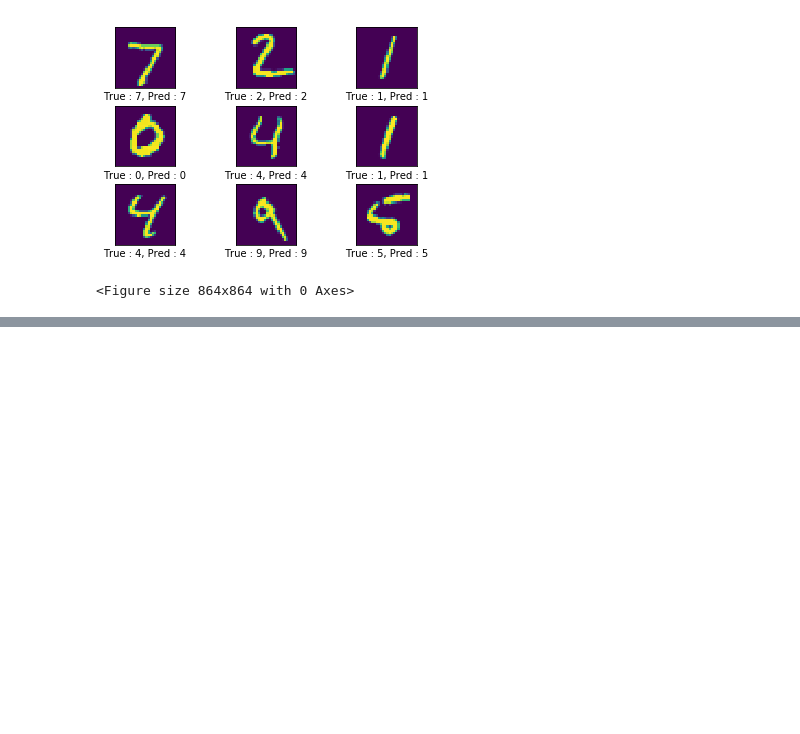
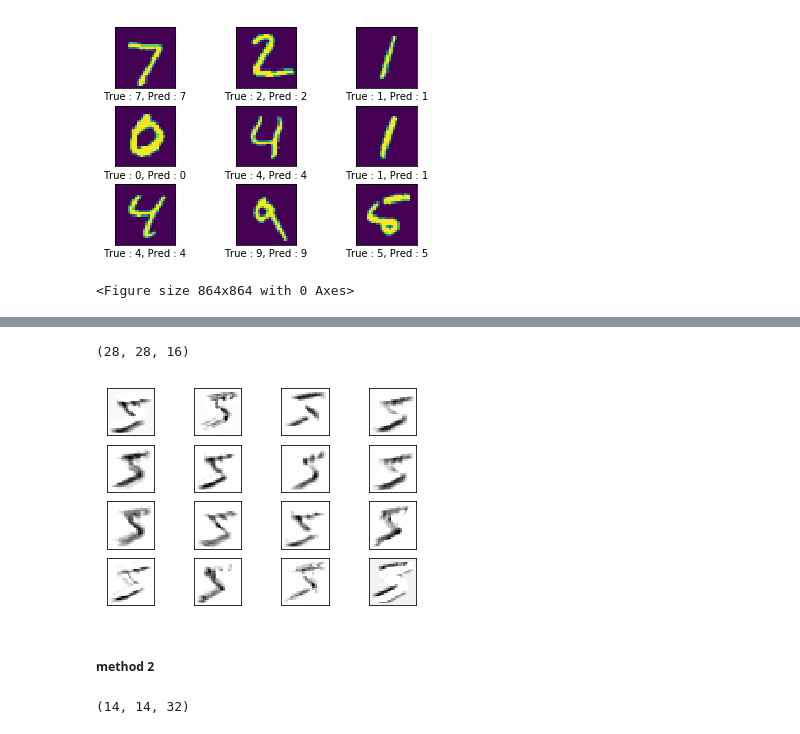
Before and after one commit to sunnyswag/ml_dl_assignments, a Jupyter notebook: assignment_5/assignment_5.ipynb, the cells around one changed output, grey strips where cells are left out. Saved outputs shown, nothing was run; the diff lists cells and outputs as text; code cells hidden in the pictures; blank space fills up the shorter version.

```diff
--- a/assignment_5/assignment_5.ipynb
+++ b/assignment_5/assignment_5.ipynb
@@ -269,0 +352,22 @@ plot_images(x_test[:9],
+# %%
+outputs_conv1 = backend.function([layer_input.input],
+                                [layer_conv1.output])
+
+layer_output1 = outputs_conv1(x_train_flat)
+layer_output1[0][0].shape
+# %% [output]
+(28, 28, 16)
+# %%
+plot_conv_output(layer_output1[0])
+# %% [output]
+[figure, added]
+# %% [markdown]
+##### method 2
+# %%
+outputs_conv2 = Model(inputs=layer_input.input,
+                     outputs=layer_conv2.output)
+
+layer_output2 = outputs_conv2.predict(x_train_flat)
+layer_output2[0].shape
+# %% [output]
+(14, 14, 32)
```
Also changed, not shown: parts of 20 cells of this notebook, 2 other files.
